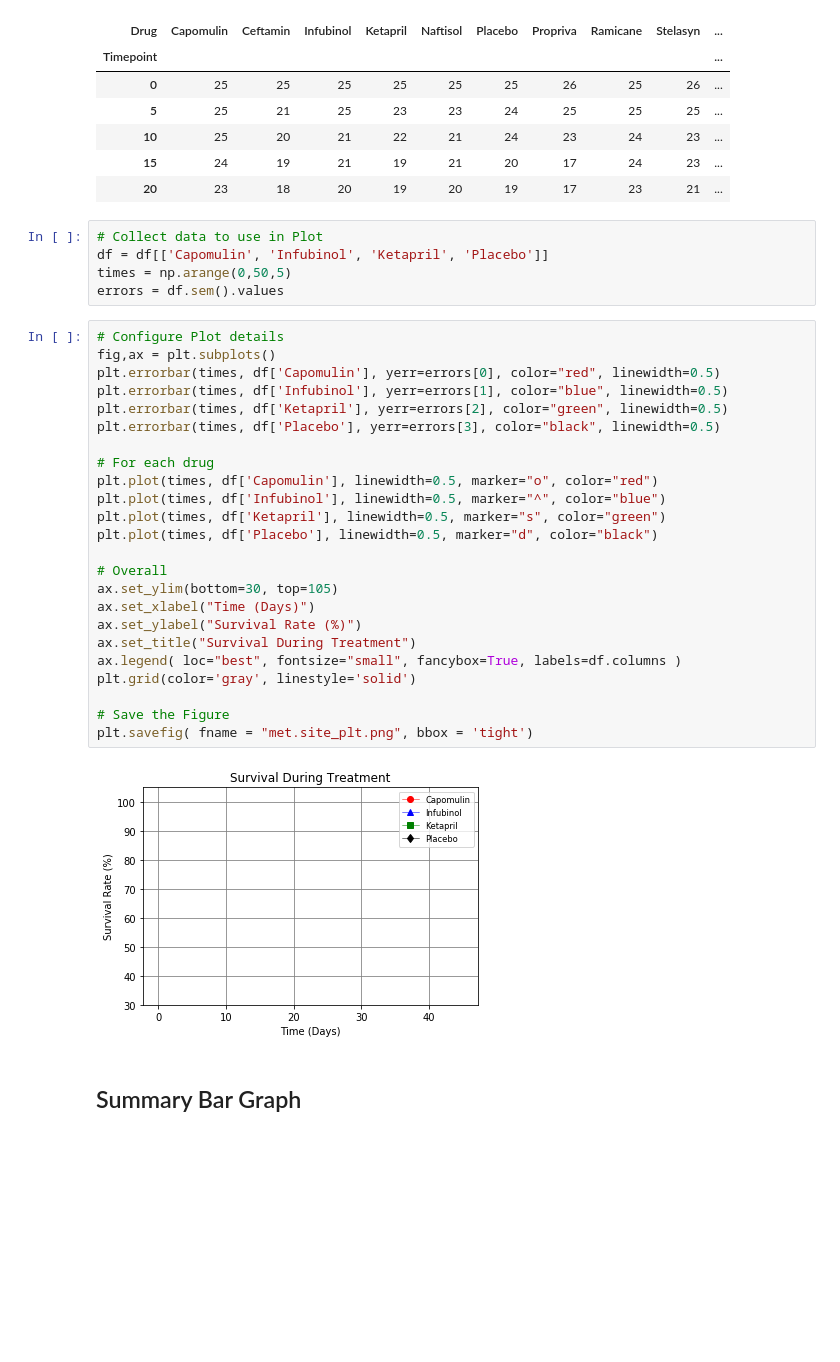
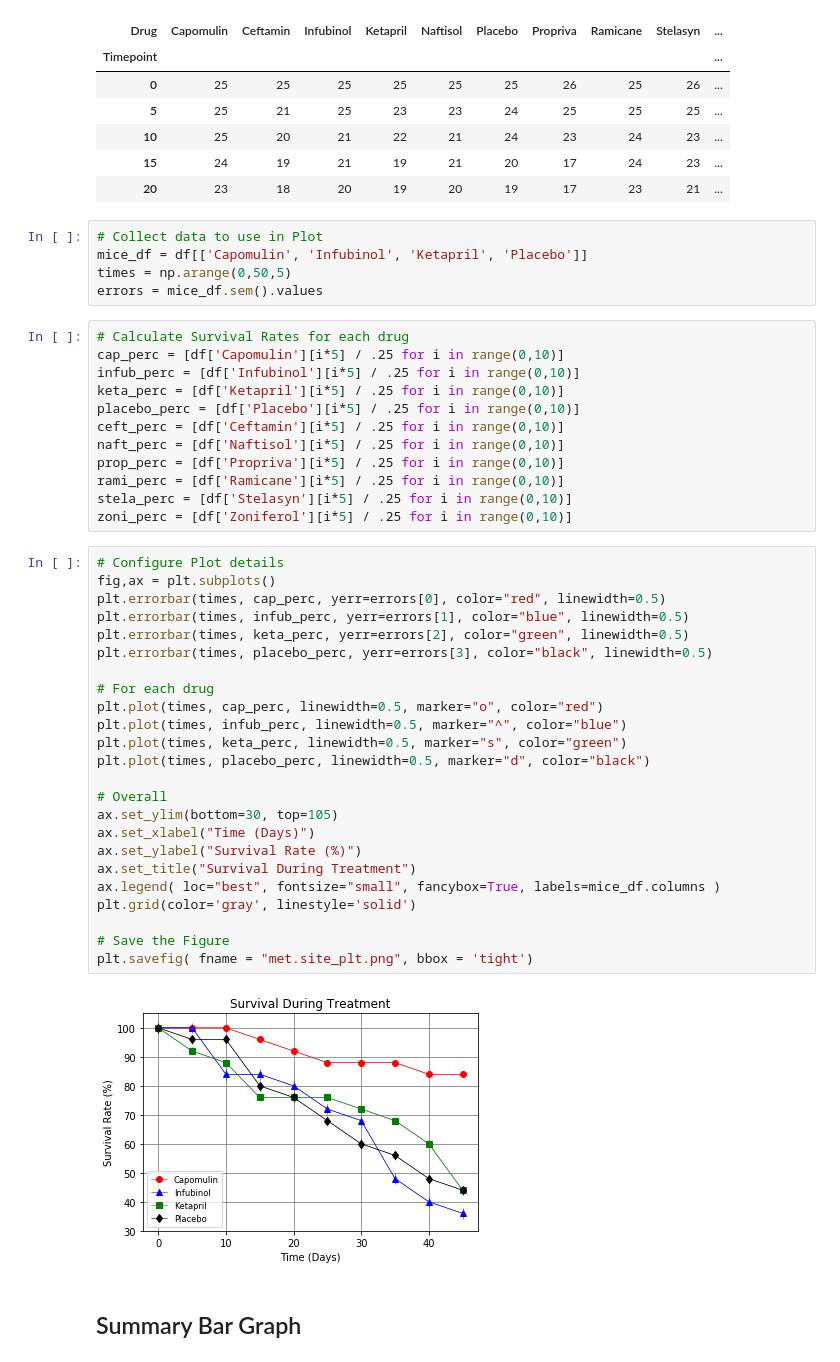
Before and after one commit to bailatrix/PharmaPy, a Jupyter notebook: main.ipynb, the cells around one changed output. Saved outputs shown, nothing was run; the diff lists cells and outputs as text; blank space fills up the shorter version.

```diff
--- a/main.ipynb
+++ b/main.ipynb
@@ -225,34 +225,46 @@ df.head()
 | 20 | 23 | 18 | 20 | 19 | 20 | 19 | 17 | 23 | 21 | ... |
 # %%
 # Collect data to use in Plot
-df = df[['Capomulin', 'Infubinol', 'Ketapril', 'Placebo']]
+mice_df = df[['Capomulin', 'Infubinol', 'Ketapril', 'Placebo']]
 times = np.arange(0,50,5)
-errors = df.sem().values
+errors = mice_df.sem().values
+# %%
+# Calculate Survival Rates for each drug
+cap_perc = [df['Capomulin'][i*5] / .25 for i in range(0,10)]
+infub_perc = [df['Infubinol'][i*5] / .25 for i in range(0,10)]
+keta_perc = [df['Ketapril'][i*5] / .25 for i in range(0,10)]
+placebo_perc = [df['Placebo'][i*5] / .25 for i in range(0,10)]
+ceft_perc = [df['Ceftamin'][i*5] / .25 for i in range(0,10)]
+naft_perc = [df['Naftisol'][i*5] / .25 for i in range(0,10)]
+prop_perc = [df['Propriva'][i*5] / .25 for i in range(0,10)]
+rami_perc = [df['Ramicane'][i*5] / .25 for i in range(0,10)]
+stela_perc = [df['Stelasyn'][i*5] / .25 for i in range(0,10)]
+zoni_perc = [df['Zoniferol'][i*5] / .25 for i in range(0,10)]
 # %%
 # Configure Plot details
 fig,ax = plt.subplots()
-plt.errorbar(times, df['Capomulin'], yerr=errors[0], color="red", linewidth=0.5)
-plt.errorbar(times, df['Infubinol'], yerr=errors[1], color="blue", linewidth=0.5)
-plt.errorbar(times, df['Ketapril'], yerr=errors[2], color="green", linewidth=0.5)
-plt.errorbar(times, df['Placebo'], yerr=errors[3], color="black", linewidth=0.5)
+plt.errorbar(times, cap_perc, yerr=errors[0], color="red", linewidth=0.5)
+plt.errorbar(times, infub_perc, yerr=errors[1], color="blue", linewidth=0.5)
+plt.errorbar(times, keta_perc, yerr=errors[2], color="green", linewidth=0.5)
+plt.errorbar(times, placebo_perc, yerr=errors[3], color="black", linewidth=0.5)
 
 # For each drug
-plt.plot(times, df['Capomulin'], linewidth=0.5, marker="o", color="red")
-plt.plot(times, df['Infubinol'], linewidth=0.5, marker="^", color="blue")
-plt.plot(times, df['Ketapril'], linewidth=0.5, marker="s", color="green")
-plt.plot(times, df['Placebo'], linewidth=0.5, marker="d", color="black")
+plt.plot(times, cap_perc, linewidth=0.5, marker="o", color="red")
+plt.plot(times, infub_perc, linewidth=0.5, marker="^", color="blue")
+plt.plot(times, keta_perc, linewidth=0.5, marker="s", color="green")
+plt.plot(times, placebo_perc, linewidth=0.5, marker="d", color="black")
 
 # Overall
 ax.set_ylim(bottom=30, top=105)
 ax.set_xlabel("Time (Days)")
 ax.set_ylabel("Survival Rate (%)")
 ax.set_title("Survival During Treatment")
-ax.legend( loc="best", fontsize="small", fancybox=True, labels=df.columns )
+ax.legend( loc="best", fontsize="small", fancybox=True, labels=mice_df.columns )
 plt.grid(color='gray', linestyle='solid')
 
 # Save the Figure
 plt.savefig( fname = "met.site_plt.png", bbox = 'tight')
 # %% [output]
-[figure, old version]
+[figure, new version]
 # %% [markdown]
 ## Summary Bar Graph
```
Also changed, not shown: parts of 6 cells of this notebook.
